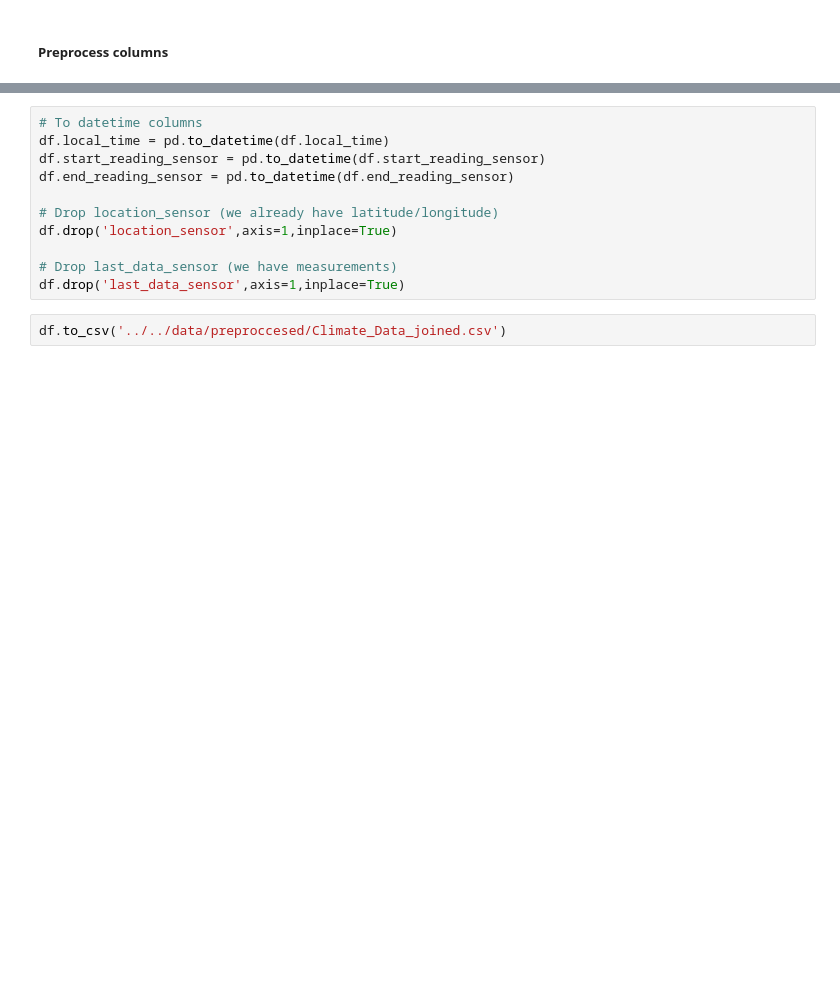
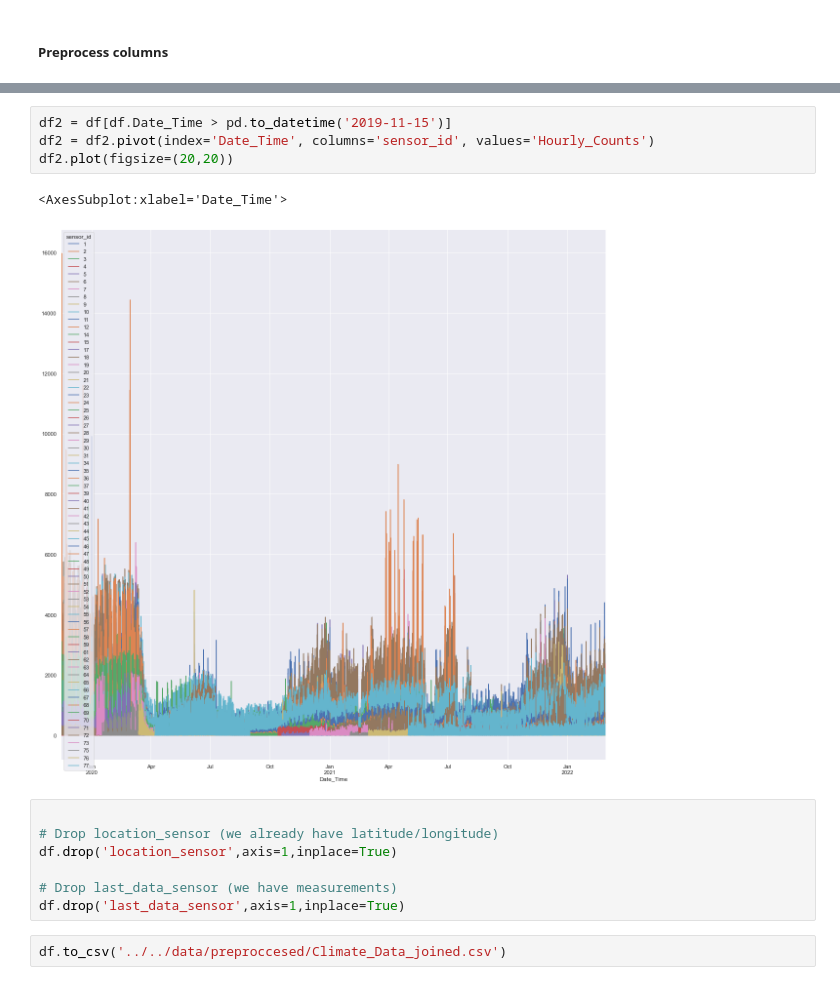
Before and after one commit to Moesen/SocialDataFinalProject, a Jupyter notebook: src/data_preproccess/Pedestrian_preproccess.ipynb, the cells around one changed output, grey strips where cells are left out. Saved outputs shown, nothing was run; the diff lists cells and outputs as text; blank space fills up the shorter version.

```diff
--- a/src/data_preproccess/Pedestrian_preproccess.ipynb
+++ b/src/data_preproccess/Pedestrian_preproccess.ipynb
@@ -61,8 +122,11 @@ df.head(5)
+# %%
+df2 = df[df.Date_Time > pd.to_datetime('2019-11-15')]
+df2 = df2.pivot(index='Date_Time', columns='sensor_id', values='Hourly_Counts')
+df2.plot(figsize=(20,20))
+# %% [output]
+<AxesSubplot:xlabel='Date_Time'>
+[figure, added]
 # %%
-# To datetime columns
-df.local_time = pd.to_datetime(df.local_time)
-df.start_reading_sensor = pd.to_datetime(df.start_reading_sensor)
-df.end_reading_sensor = pd.to_datetime(df.end_reading_sensor)
 
 # Drop location_sensor (we already have latitude/longitude)
 df.drop('location_sensor',axis=1,inplace=True)
```
Also changed, not shown: parts of 11 cells of this notebook, 3 other files.
